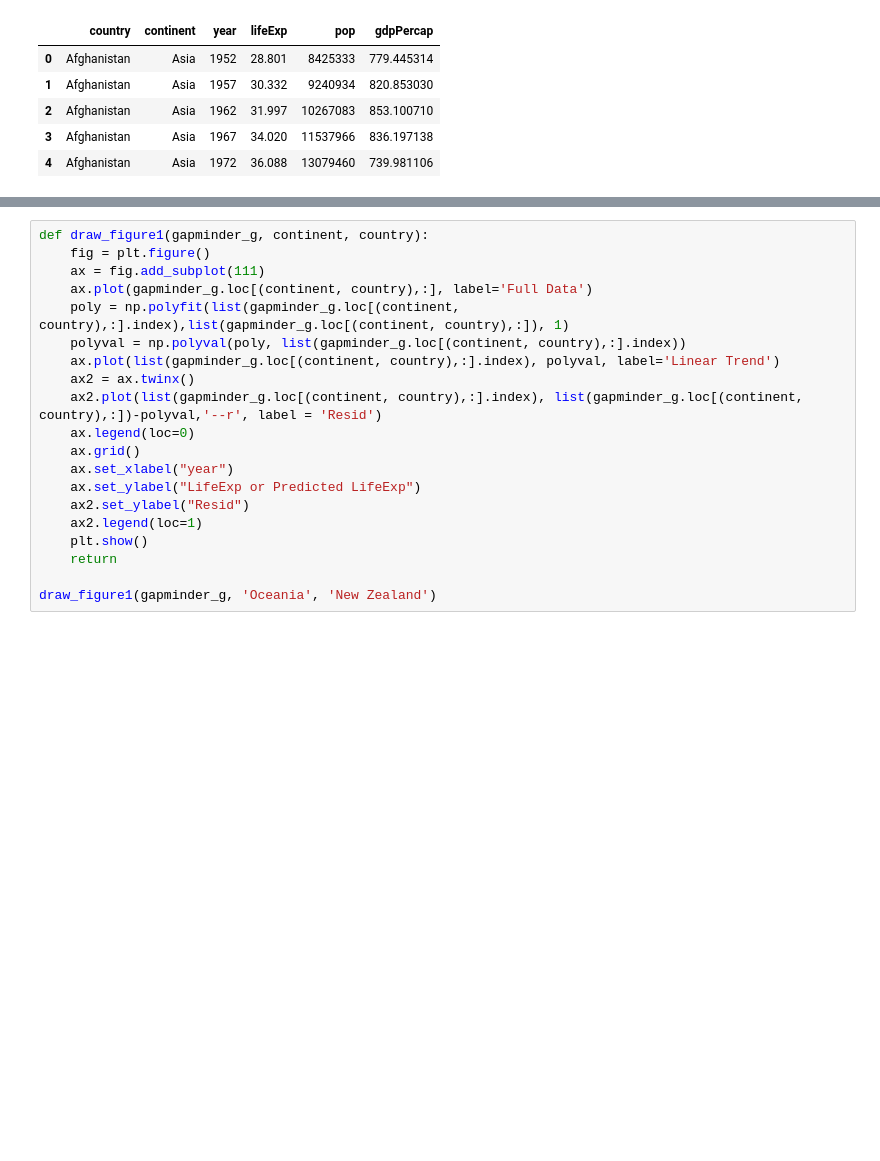
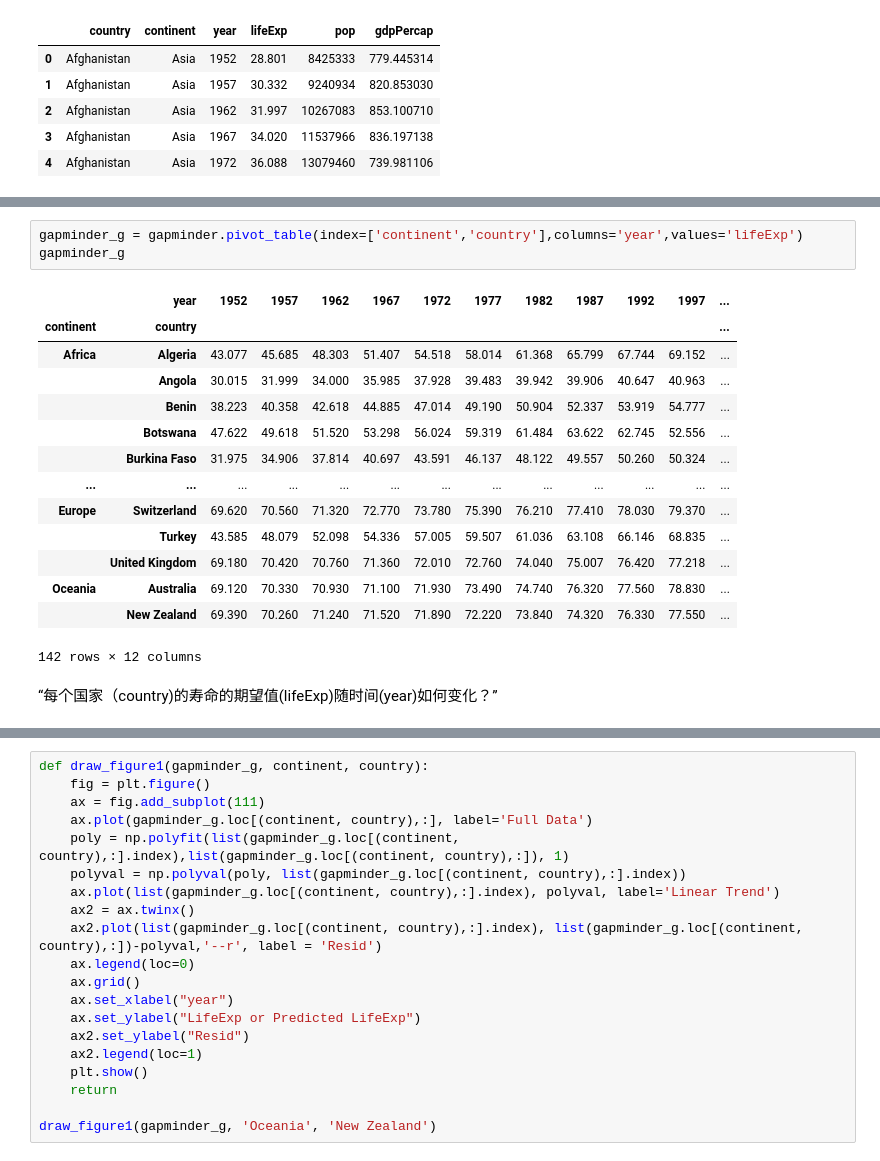
Before and after one commit to WHUFT/WHU_FinTech_Workshop, a Jupyter notebook: 10-研究方法学习班/11-金融数据科学/08-数据建模（22-25章）/Chapter25/Chapter25.ipynb, the cells around one changed output, grey strips where cells are left out. Saved outputs shown, nothing was run; the diff lists cells and outputs as text; blank space fills up the shorter version.

```diff
--- a/10-研究方法学习班/11-金融数据科学/08-数据建模（22-25章）/Chapter25/Chapter25.ipynb
+++ b/10-研究方法学习班/11-金融数据科学/08-数据建模（22-25章）/Chapter25/Chapter25.ipynb
@@ -23 +61,21 @@ gapminder.head(5)
+# %%
+gapminder_g = gapminder.pivot_table(index=['continent','country'],columns='year',values='lifeExp')
+gapminder_g
+# %% [output]
+|  | year | 1952 | 1957 | 1962 | 1967 | 1972 | 1977 | 1982 | 1987 | 1992 | 1997 | ... |
+| continent | country |  |  |  |  |  |  |  |  |  |  | ... |
+| Africa | Algeria | 43.077 | 45.685 | 48.303 | 51.407 | 54.518 | 58.014 | 61.368 | 65.799 | 67.744 | 69.152 | ... |
+|  | Angola | 30.015 | 31.999 | 34.000 | 35.985 | 37.928 | 39.483 | 39.942 | 39.906 | 40.647 | 40.963 | ... |
+|  | Benin | 38.223 | 40.358 | 42.618 | 44.885 | 47.014 | 49.190 | 50.904 | 52.337 | 53.919 | 54.777 | ... |
+|  | Botswana | 47.622 | 49.618 | 51.520 | 53.298 | 56.024 | 59.319 | 61.484 | 63.622 | 62.745 | 52.556 | ... |
+|  | Burkina Faso | 31.975 | 34.906 | 37.814 | 40.697 | 43.591 | 46.137 | 48.122 | 49.557 | 50.260 | 50.324 | ... |
+| ... | ... | ... | ... | ... | ... | ... | ... | ... | ... | ... | ... | ... |
+| Europe | Switzerland | 69.620 | 70.560 | 71.320 | 72.770 | 73.780 | 75.390 | 76.210 | 77.410 | 78.030 | 79.370 | ... |
+|  | Turkey | 43.585 | 48.079 | 52.098 | 54.336 | 57.005 | 59.507 | 61.036 | 63.108 | 66.146 | 68.835 | ... |
+|  | United Kingdom | 69.180 | 70.420 | 70.760 | 71.360 | 72.010 | 72.760 | 74.040 | 75.007 | 76.420 | 77.218 | ... |
+| Oceania | Australia | 69.120 | 70.330 | 70.930 | 71.100 | 71.930 | 73.490 | 74.740 | 76.320 | 77.560 | 78.830 | ... |
+|  | New Zealand | 69.390 | 70.260 | 71.240 | 71.520 | 71.890 | 72.220 | 73.840 | 74.320 | 76.330 | 77.550 | ... |
+142 rows × 12 columns
+# %% [markdown]
+“每个国家（country)的寿命的期望值(lifeExp)随时间(year)如何变化？”
 # %%
```
Also changed, not shown: parts of 13 cells of this notebook.
